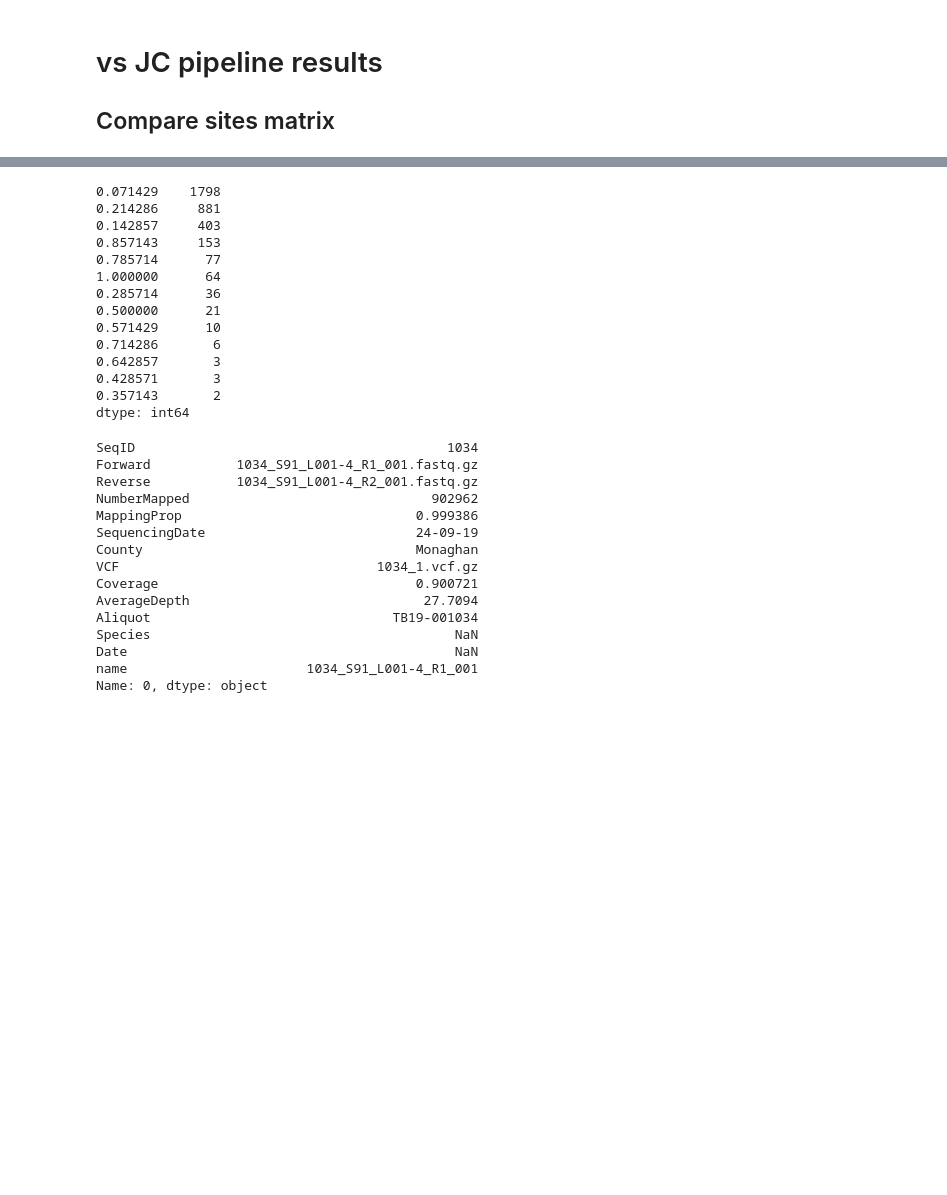
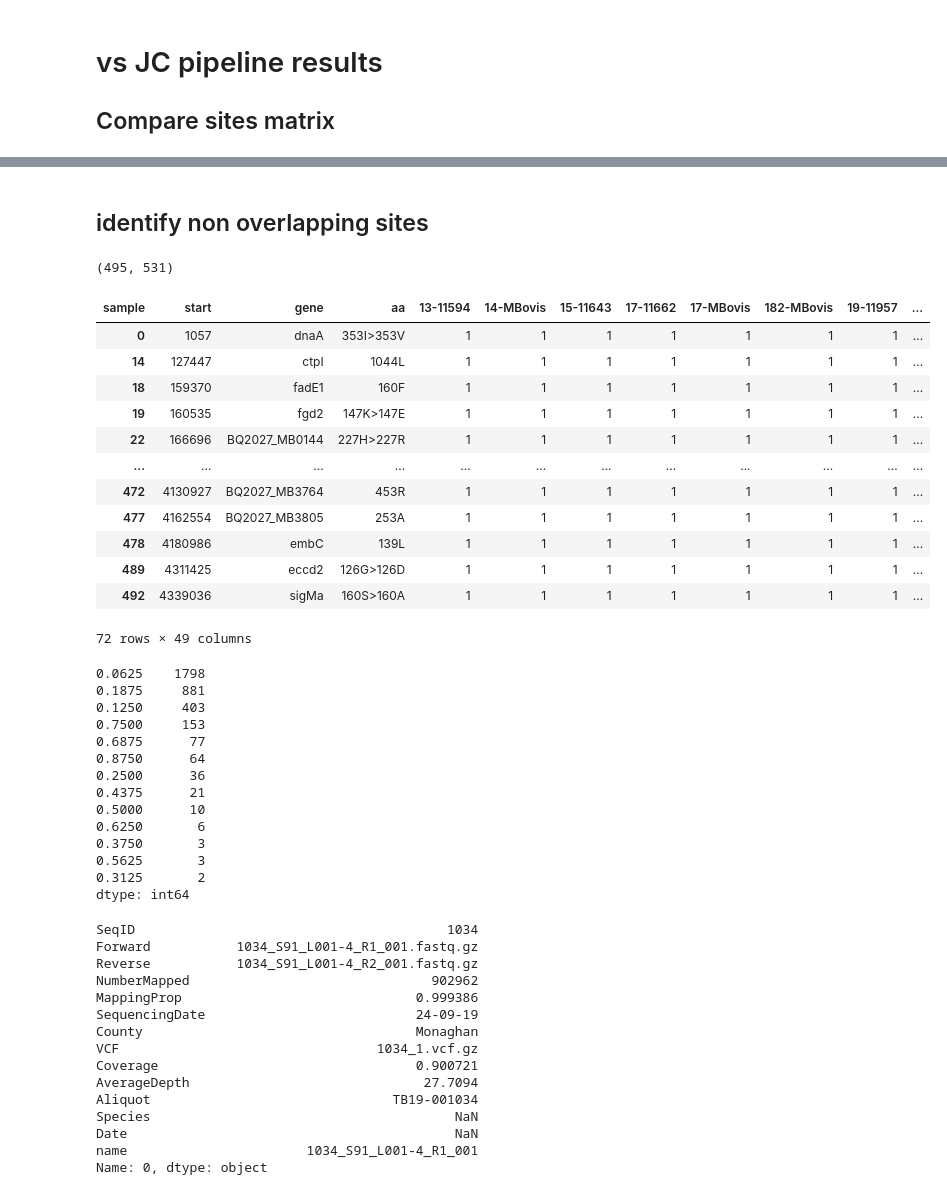
Before and after one commit to dmnfarrell/snipgenie, a Jupyter notebook: notebooks/wicklow.ipynb, the cells around one changed output, grey strips where cells are left out. Saved outputs shown, nothing was run; the diff lists cells and outputs as text; code cells hidden in the pictures; blank space fills up the shorter version.

```diff
--- a/notebooks/wicklow.ipynb
+++ b/notebooks/wicklow.ipynb
@@ -125,22 +130,48 @@ plt.savefig('snp_overlap_joe.png',dpi=100)
+# %% [markdown]
+## identify non overlapping sites
+# %%
+df = app.read_csq_file('/storage/btbgenie/wicklow_results/csq.tsv')
+x = df.set_index(['start','gene','aa','sample'])['nuc'].unstack('sample')
+
+len(x), len(smat)
+# %% [output]
+(495, 531)
+# %%
+n=list(set(joe_sites.Position) - set(smat.index))
+csqmat = pd.read_csv('../test_results/csq.matrix')#.set_index(['gene','aa'])
+x[x.start.isin(n)]
+# %% [output]
+| sample | start | gene | aa | 13-11594 | 14-MBovis | 15-11643 | 17-11662 | 17-MBovis | 182-MBovis | 19-11957 | ... |
+| 0 | 1057 | dnaA | 353I>353V | 1 | 1 | 1 | 1 | 1 | 1 | 1 | ... |
+| 14 | 127447 | ctpI | 1044L | 1 | 1 | 1 | 1 | 1 | 1 | 1 | ... |
+| 18 | 159370 | fadE1 | 160F | 1 | 1 | 1 | 1 | 1 | 1 | 1 | ... |
+| 19 | 160535 | fgd2 | 147K>147E | 1 | 1 | 1 | 1 | 1 | 1 | 1 | ... |
+| 22 | 166696 | BQ2027_MB0144 | 227H>227R | 1 | 1 | 1 | 1 | 1 | 1 | 1 | ... |
+| ... | ... | ... | ... | ... | ... | ... | ... | ... | ... | ... | ... |
+| 472 | 4130927 | BQ2027_MB3764 | 453R | 1 | 1 | 1 | 1 | 1 | 1 | 1 | ... |
+| 477 | 4162554 | BQ2027_MB3805 | 253A | 1 | 1 | 1 | 1 | 1 | 1 | 1 | ... |
+| 478 | 4180986 | embC | 139L | 1 | 1 | 1 | 1 | 1 | 1 | 1 | ... |
+| 489 | 4311425 | eccd2 | 126G>126D | 1 | 1 | 1 | 1 | 1 | 1 | 1 | ... |
+| 492 | 4339036 | sigMa | 160S>160A | 1 | 1 | 1 | 1 | 1 | 1 | 1 | ... |
+72 rows × 49 columns
 # %%
 #frequencies of sites
-csqmat = pd.read_csv('../test_results/csq.matrix').set_index(['gene','aa'])
 sitefreqs = (csqmat.sum(1)/len(csqmat.columns)).sort_values(ascending=False)
 sitefreqs.value_counts()
 # %% [output]
-0.071429    1798
-0.214286     881
-0.142857     403
-0.857143     153
-0.785714      77
-1.000000      64
-0.285714      36
-0.500000      21
-0.571429      10
-0.714286       6
-0.642857       3
-0.428571       3
-0.357143       2
+0.0625    1798
+0.1875     881
+0.1250     403
+0.7500     153
+0.6875      77
+0.8750      64
+0.2500      36
+0.4375      21
+0.5000      10
+0.6250       6
+0.3750       3
+0.5625       3
+0.3125       2
 dtype: int64
 # %%
 #print(W.fastq_table)
```
Also changed, not shown: parts of 4 cells of this notebook, 3 other files.
